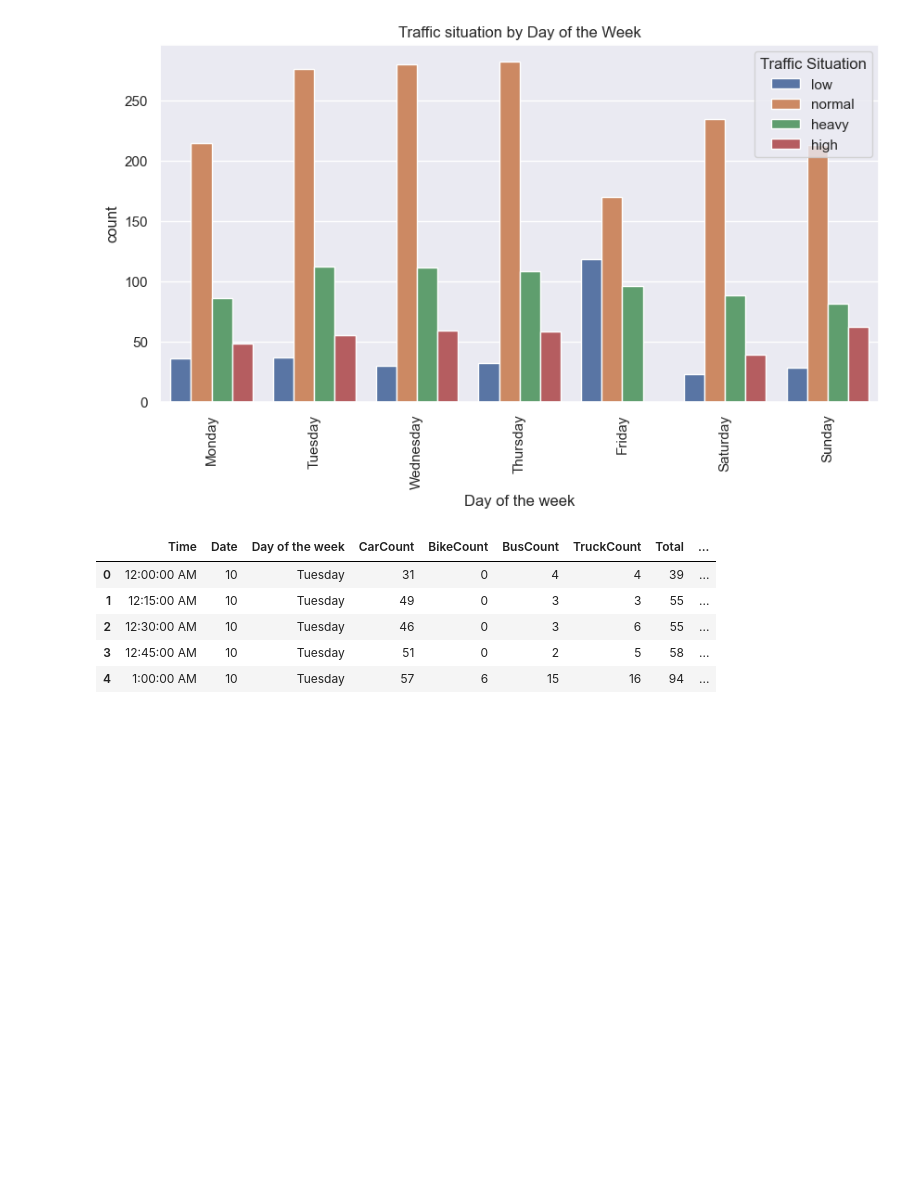
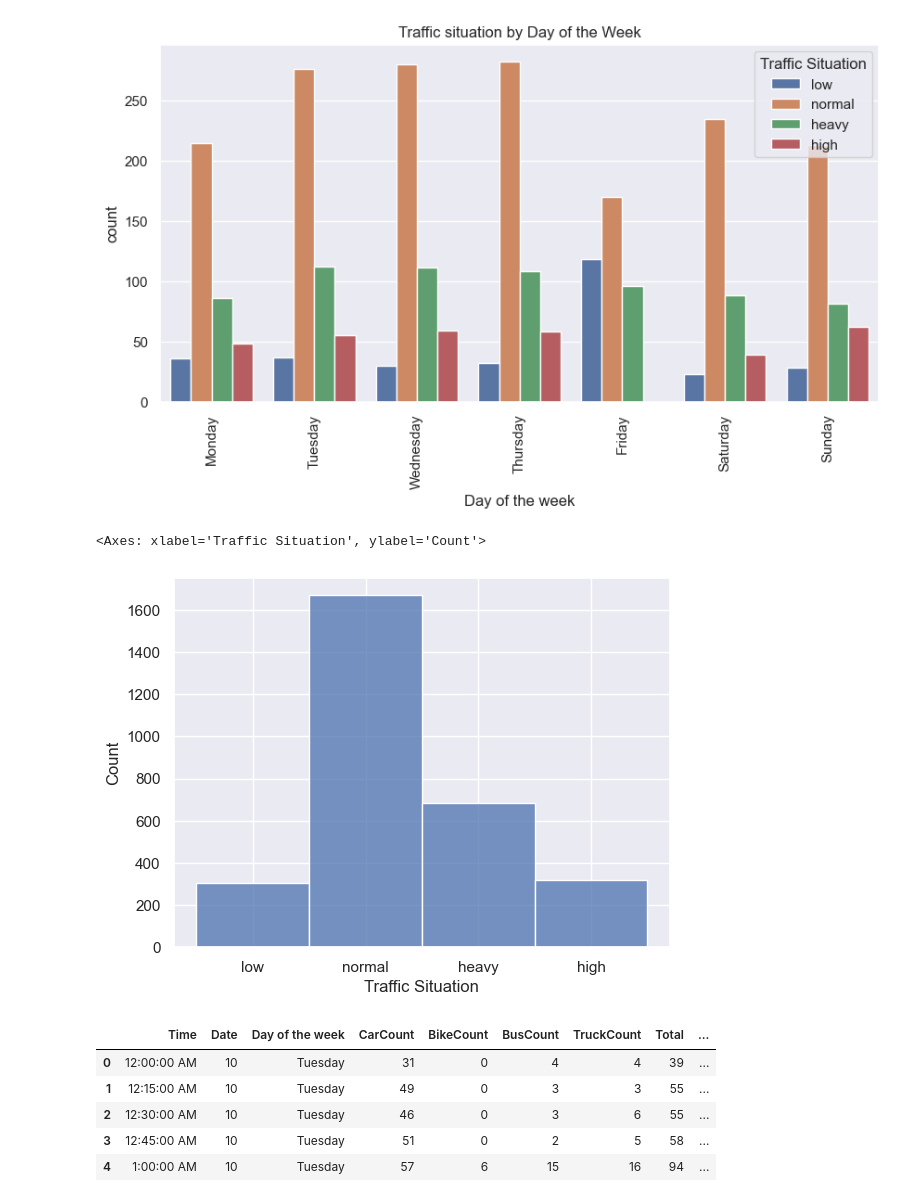
Before and after one commit to Kazeem-Bello/Traffic-Analysis, a Jupyter notebook: assignment.ipynb, the cells around one changed output. Drawn from its saved outputs; the diff is of its cells as text; code cells hidden in the pictures; blank space fills up the shorter version.

```diff
--- a/assignment.ipynb
+++ b/assignment.ipynb
@@ -137,6 +143,11 @@ plt.xticks(rotation = 90)
 plt.show()
 # %% [output]
 [figure]
+# %%
+sns.histplot(traffic_df, x = "Traffic Situation")
+# %% [output]
+<Axes: xlabel='Traffic Situation', ylabel='Count'>
+[figure, added]
 # %%
 traffic_df.head()
 # %% [output]
```
Also changed, not shown: parts of 9 cells of this notebook.
